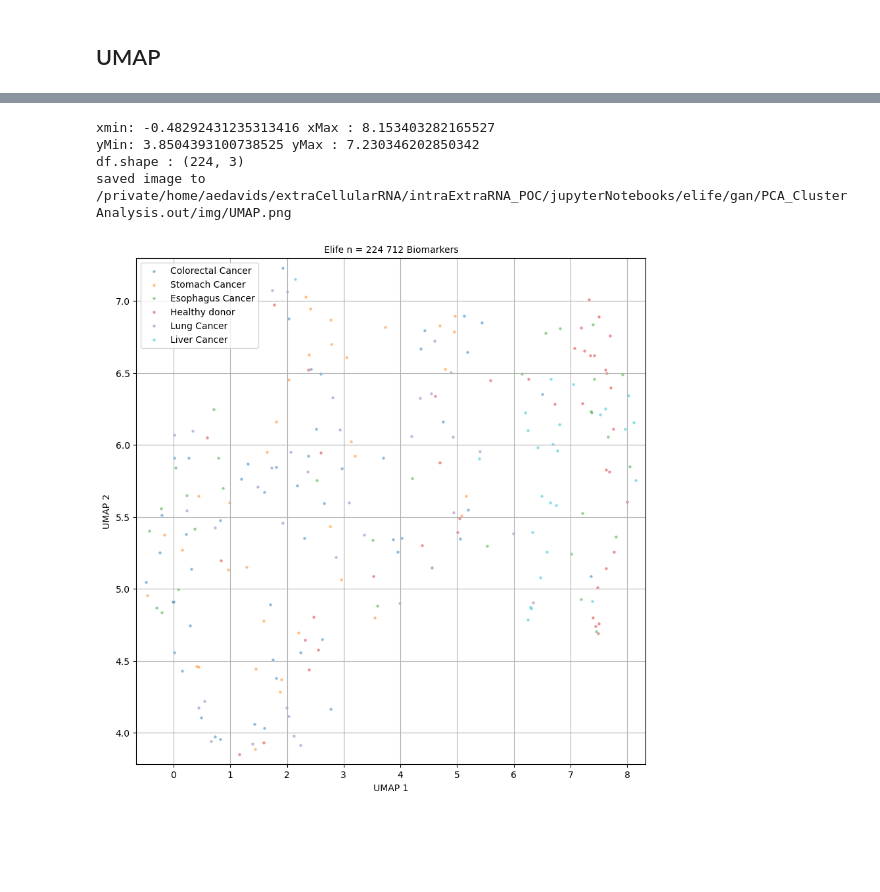
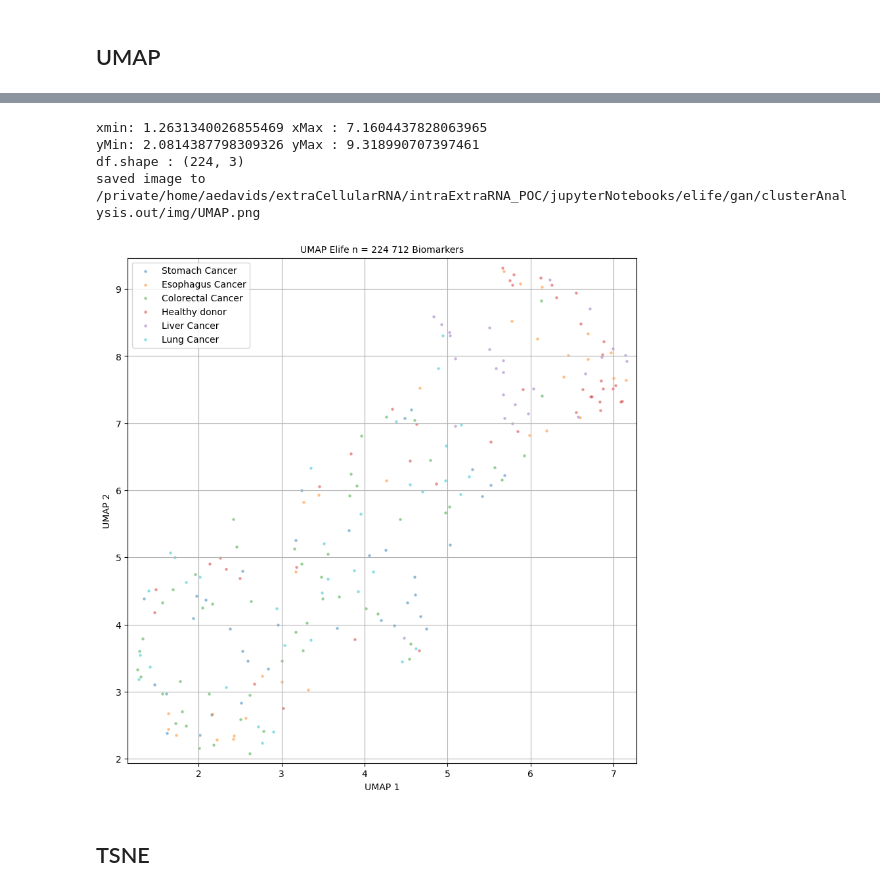
Before and after one commit to aedavids/extraCellularRNA, a Jupyter notebook: intraExtraRNA_POC/jupyterNotebooks/elife/gan/clusterAnalysis.ipynb, the cells around one changed output, grey strips where cells are left out. Saved outputs shown, nothing was run; the diff lists cells and outputs as text; code cells hidden in the pictures; blank space fills up the shorter version.

```diff
--- a/intraExtraRNA_POC/jupyterNotebooks/elife/gan/clusterAnalysis.ipynb
+++ b/intraExtraRNA_POC/jupyterNotebooks/elife/gan/clusterAnalysis.ipynb
@@ -245,7 +246,8 @@ saved image to /private/home/aedavids/extraCellularRNA/intraExtraRNA_POC/jupyter
 # %% [markdown]
 ## UMAP
 # %%
+%%time
 reducer = umap.UMAP()
-embeddingNP = reducer.fit_transform(XScaledNP)
-print(f'embeddingNP.shape : {embeddingNP.shape}')
+UMAPEmbeddingNP = reducer.fit_transform(XScaledNP)
+print(f'UMAPEmbeddingNP.shape : {UMAPEmbeddingNP.shape}')
 # %% [output]
@@ -253,35 +257,37 @@ embeddingNP.shape : (224, 2)
 # %%
-def plotUMAP(embeddingNP, XDF, metaDF) :
+def plotUMAP(UMAPEmbeddingNP, XDF, metaDF) :
     '''
     TODO
     '''
     colors = ['tab:blue', 'tab:orange', 'tab:green', 'tab:red', 'tab:purple', 'tab:cyan']
 
 
     fig, pannel = createScatterPlot(
-        x = embeddingNP[:,0],
-        y = embeddingNP[:,1],
-        title = f'Elife n = {embeddingNP.shape[0]} {len(XDF.columns)} Biomarkers',
+        x = UMAPEmbeddingNP[:,0],
+        y = UMAPEmbeddingNP[:,1],
+        title = f'UMAP Elife n = {UMAPEmbeddingNP.shape[0]} {len(XDF.columns)} Biomarkers',
         xLabel = 'UMAP 1',
         yLabel = 'UMAP 2',
         categories = metaDF.loc[:, "diagnosis"].values,
         # colors  = ['r',  'b'],
         colors = colors,
         #figSize = (4,4),
         figSize = (10,10),
         #figSize = (15,15),
         axisPaddingPrecentage = 0.02,
         #axisPaddingPrecentage = -0.01, # may clip some outliers
     )
 
     imgFilePath = imgOut + "/UMAP.png"
     fig.savefig(imgFilePath, dpi=600, bbox_inches='tight', facecolor="white", transparent=True)
     print(f'saved image to {imgFilePath}')
 
-plotUMAP(embeddingNP, XDF, metaDF)
+plotUMAP(UMAPEmbeddingNP, XDF, metaDF)
 # %% [output]
-xmin: -0.48292431235313416 xMax : 8.153403282165527
-yMin: 3.8504393100738525 yMax : 7.230346202850342
+xmin: 1.2631340026855469 xMax : 7.1604437828063965
+yMin: 2.0814387798309326 yMax : 9.318990707397461
 df.shape : (224, 3)
-saved image to /private/home/aedavids/extraCellularRNA/intraExtraRNA_POC/jupyterNotebooks/elife/gan/PCA_ClusterAnalysis.out/img/UMAP.png
+saved image to /private/home/aedavids/extraCellularRNA/intraExtraRNA_POC/jupyterNotebooks/elife/gan/clusterAnalysis.out/img/UMAP.png
-[figure, old version]
+[figure, new version]
+# %% [markdown]
+## TSNE
```
Also changed, not shown: parts of 8 cells of this notebook.
